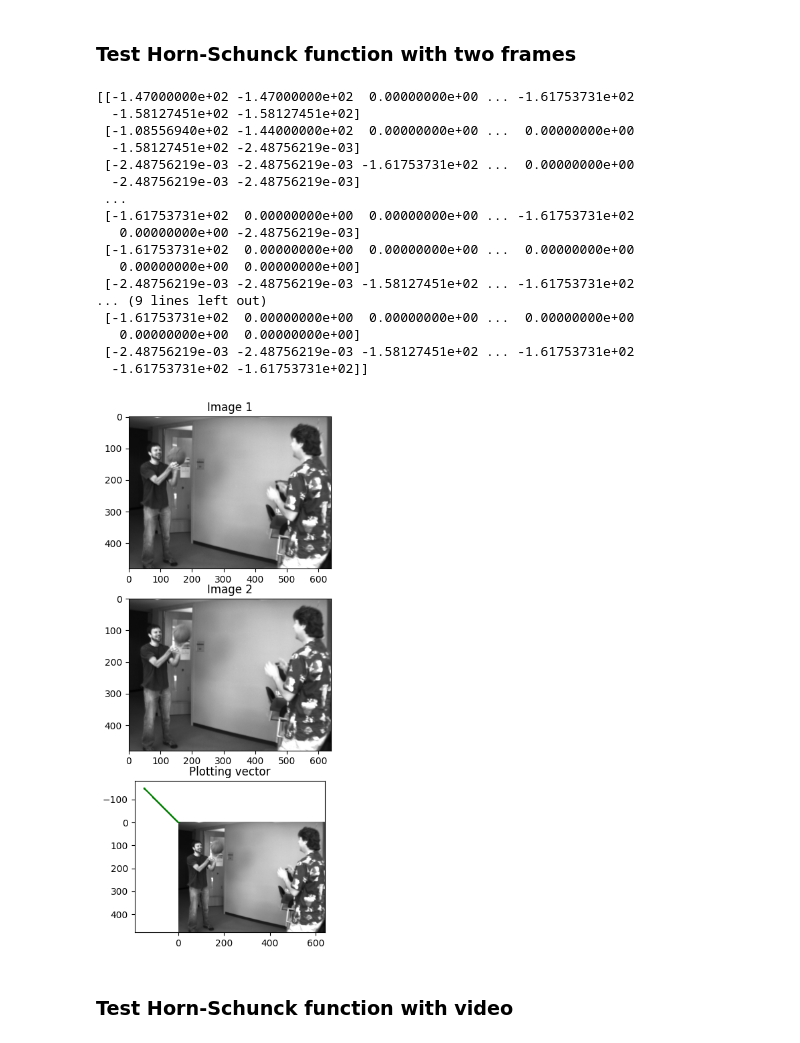
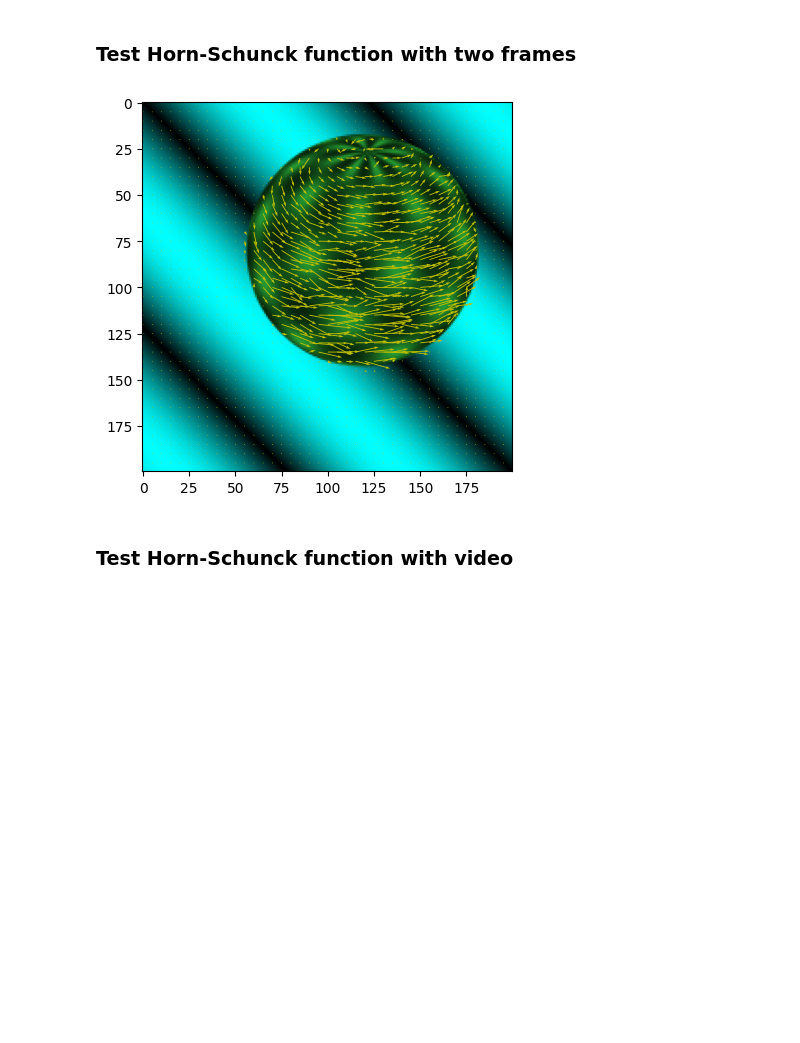
Before and after one commit to phamquanganhBKSET/optical_flow, a Jupyter notebook: dense_optical_flow.ipynb, the cells around one changed output. Saved outputs shown, nothing was run; the diff lists cells and outputs as text; code cells hidden in the pictures; blank space fills up the shorter version.

```diff
--- a/dense_optical_flow.ipynb
+++ b/dense_optical_flow.ipynb
@@ -149,3 +77,22 @@ def plot_image_optical_flow(PI, LI, vx, vy, fig_size=(10, 10), threshold=0.3):
+# %%
+# Function: Plot Optical Flow
+# PI: Previous image (np.ndarray)
+# LI: Last image (np.ndarray)
+# vx: vx (np.ndarray)
+# vy: vy (np.ndarray)
+# fig_size: Figure size (tuple)
+# threshold: Threshold
+# Result: Plot vector on the previous image
+def plot_image_optical_flow(img, vx, vy, stride=10):
+    height, width = img.shape[:2]
+    x, y = np.meshgrid(np.arange(0, width, stride), np.arange(0, height, stride))
+    x = x.flatten()
+    y = y.flatten()
+    flow_vx = vx[::stride, ::stride].flatten()
+    flow_vy = vy[::stride, ::stride].flatten()
+    plt.imshow(img, cmap='gray')
+    plt.quiver(x, y, flow_vx, flow_vy, color='y', angles='xy')
+    plt.show()
 # %%
 # Function: Plot Optical Flow
 # PI: Previous image (np.ndarray)
@@ -172,48 +119,30 @@ def plot_video_optical_flow(frame, mask, vx, vy, threshold=0.3, title="image", c
 ### **Test Horn-Schunck function with two frames**
 # %%
 threshold = 0.3
-window_size = (3, 3)
 fig_size = (10, 10)
+avg_kernel = np.array([[1 / 12, 1 / 6, 1 / 12],
+                       [1 / 6 , 0    , 1 / 6 ],
+                       [1 / 12, 1 / 6, 1 / 12]], float)
 
-image1 = cv2.imread(r"image/basketball1.png")
+image1 = cv2.imread(r"image/sphere1.bmp")
 gray_image1 = cv2.cvtColor(image1, cv2.COLOR_BGR2GRAY)
 
-image2 = cv2.imread(r"image/basketball2.png")
+image2 = cv2.imread(r"image/sphere2.bmp")
 gray_image2 = cv2.cvtColor(image2, cv2.COLOR_BGR2GRAY)
 
 vx, vy = Horn_Schunck_Optical_Flow(PI          = gray_image1,
                                    LI          = gray_image2,
-                                   alpha       = 20         ,
-                                   iter        = 1          ,
-                                   window_size = window_size )
+                                   alpha       = 1          ,
+                                   delta       = 0.1        ,
+                                   num_iter    = 50         ,
+                                   avg_kernel  = avg_kernel  )
 
-print(vx, vy)
-
-plot_image_optical_flow(PI          = image1     ,
-                        LI          = image2     ,
-                        vx          = vx         ,
-                        vy          = vy         ,
-                        fig_size    = fig_size   ,
-                        threshold   = threshold   )
+plot_image_optical_flow(img    = image2,
+                        vx     = vx    ,
+                        vy     = vy    ,
+                        stride = 5      )
 # %% [output]
-[[-1.47000000e+02 -1.47000000e+02  0.00000000e+00 ... -1.61753731e+02
-  -1.58127451e+02 -1.58127451e+02]
- [-1.08556940e+02 -1.44000000e+02  0.00000000e+00 ...  0.00000000e+00
-  -1.58127451e+02 -2.48756219e-03]
- [-2.48756219e-03 -2.48756219e-03 -1.61753731e+02 ...  0.00000000e+00
-  -2.48756219e-03 -2.48756219e-03]
- ...
- [-1.61753731e+02  0.00000000e+00  0.00000000e+00 ... -1.61753731e+02
-   0.00000000e+00 -2.48756219e-03]
- [-1.61753731e+02  0.00000000e+00  0.00000000e+00 ...  0.00000000e+00
-   0.00000000e+00  0.00000000e+00]
- [-2.48756219e-03 -2.48756219e-03 -1.58127451e+02 ... -1.61753731e+02
-... (9 lines left out)
- [-1.61753731e+02  0.00000000e+00  0.00000000e+00 ...  0.00000000e+00
-   0.00000000e+00  0.00000000e+00]
- [-2.48756219e-03 -2.48756219e-03 -1.58127451e+02 ... -1.61753731e+02
-  -1.61753731e+02 -1.61753731e+02]]
-[figure, old version]
+[figure, new version]
 # %% [markdown]
 ### **Test Horn-Schunck function with video**
 # %% [markdown]
```
Also changed, not shown: parts of 7 cells of this notebook, 4 other files.
